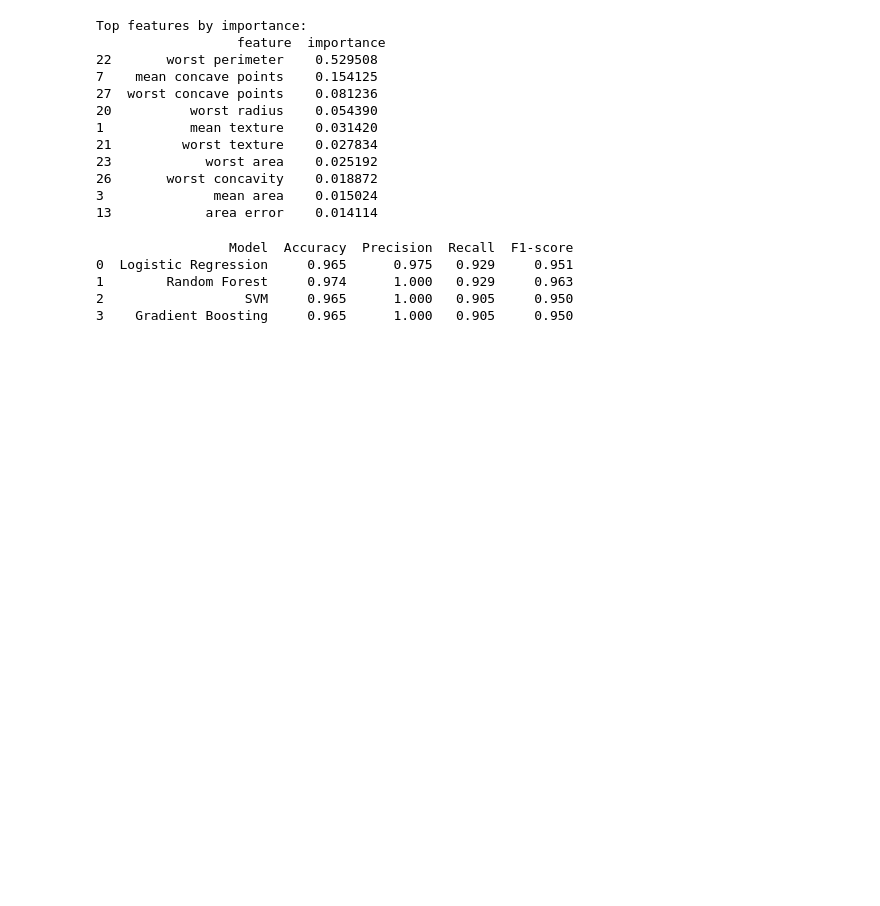
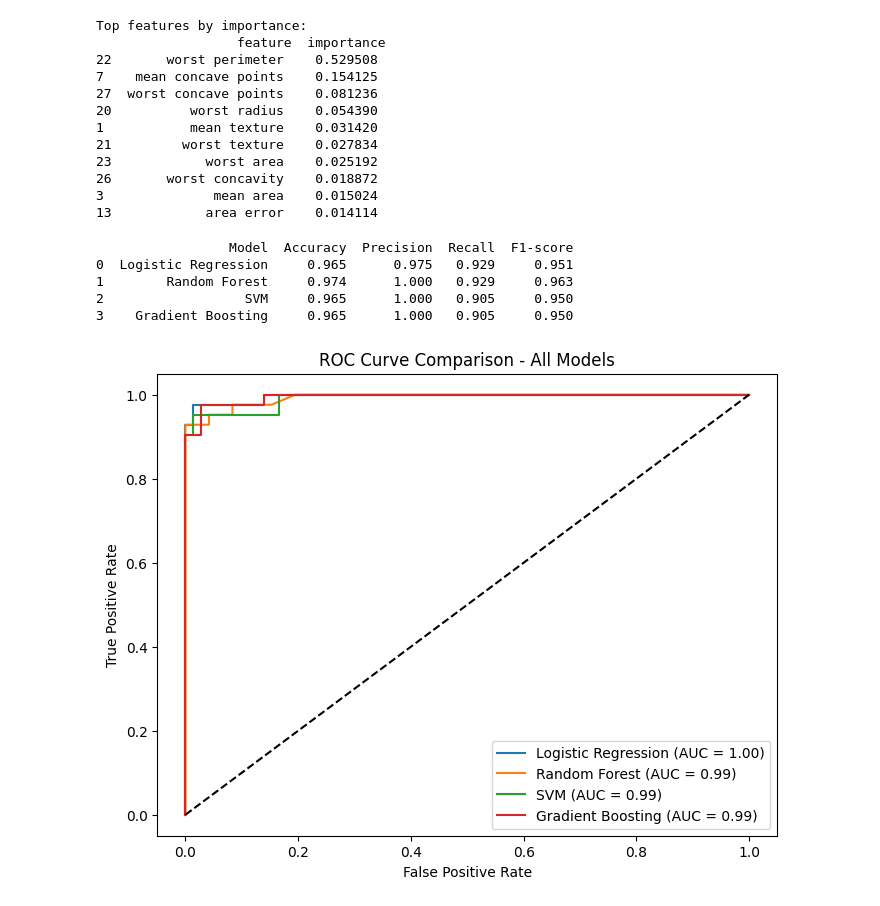
Before and after one commit to avafrank9983/BME-3968-Medical-AI---Project-1-Group-4-, a Jupyter notebook: Notebooks/modeling.ipynb, the cells around one changed output. Drawn from its saved outputs; the diff is of its cells as text; code cells hidden in the pictures; blank space fills up the shorter version.

Commit message:
Added combined ROC curve plot for all four models to visually compare performance

```diff
--- a/Notebooks/modeling.ipynb
+++ b/Notebooks/modeling.ipynb
@@ -350,3 +350,37 @@ print(comparison_df)
 1        Random Forest     0.974      1.000   0.929     0.963
 2                  SVM     0.965      1.000   0.905     0.950
 3    Gradient Boosting     0.965      1.000   0.905     0.950
+# %%
+# Combined ROC Curve for All Models
+
+plt.figure(figsize=(8,6))
+
+# Logistic Regression
+fpr_lr, tpr_lr, _ = roc_curve((y_test=='Malignant').astype(int), y_prob)
+roc_auc_lr = roc_auc_score((y_test=='Malignant').astype(int), y_prob)
+plt.plot(fpr_lr, tpr_lr, label=f'Logistic Regression (AUC = {roc_auc_lr:.2f})')
+
+# Random Forest
+fpr_rf, tpr_rf, _ = roc_curve((y_test=='Malignant').astype(int), y_prob_rf)
+roc_auc_rf = roc_auc_score((y_test=='Malignant').astype(int), y_prob_rf)
+plt.plot(fpr_rf, tpr_rf, label=f'Random Forest (AUC = {roc_auc_rf:.2f})')
+
+# SVM
+fpr_svm, tpr_svm, _ = roc_curve((y_test=='Malignant').astype(int), y_prob_svm)
+roc_auc_svm = roc_auc_score((y_test=='Malignant').astype(int), y_prob_svm)
+plt.plot(fpr_svm, tpr_svm, label=f'SVM (AUC = {roc_auc_svm:.2f})')
+
+# Gradient Boosting
+fpr_gb, tpr_gb, _ = roc_curve((y_test=='Malignant').astype(int), y_prob_gb)
+roc_auc_gb = roc_auc_score((y_test=='Malignant').astype(int), y_prob_gb)
+plt.plot(fpr_gb, tpr_gb, label=f'Gradient Boosting (AUC = {roc_auc_gb:.2f})')
+
+# Plot formatting
+plt.plot([0,1], [0,1], 'k--')  # diagonal
+plt.xlabel('False Positive Rate')
+plt.ylabel('True Positive Rate')
+plt.title('ROC Curve Comparison - All Models')
+plt.legend(loc='lower right')
+plt.show()
+# %% [output]
+[figure, added]
```
